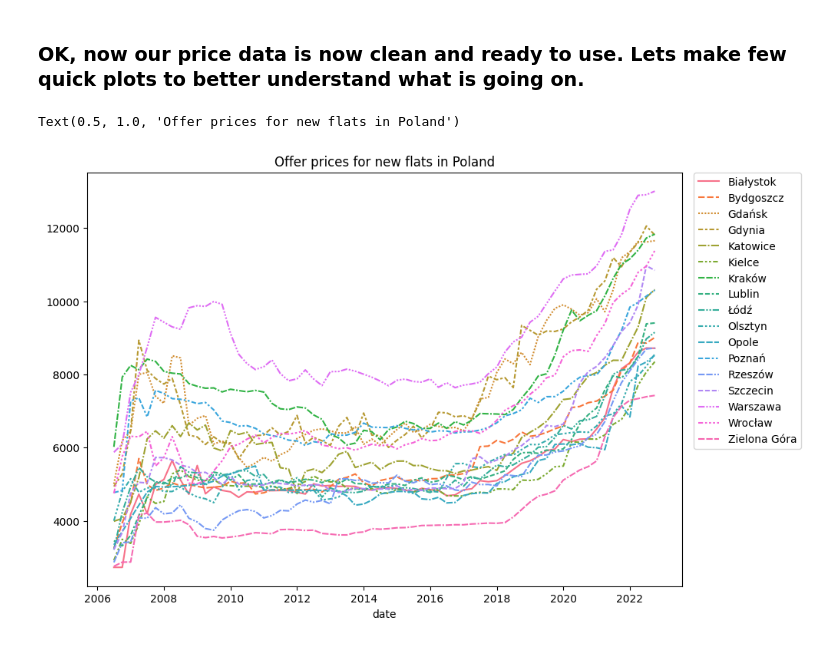
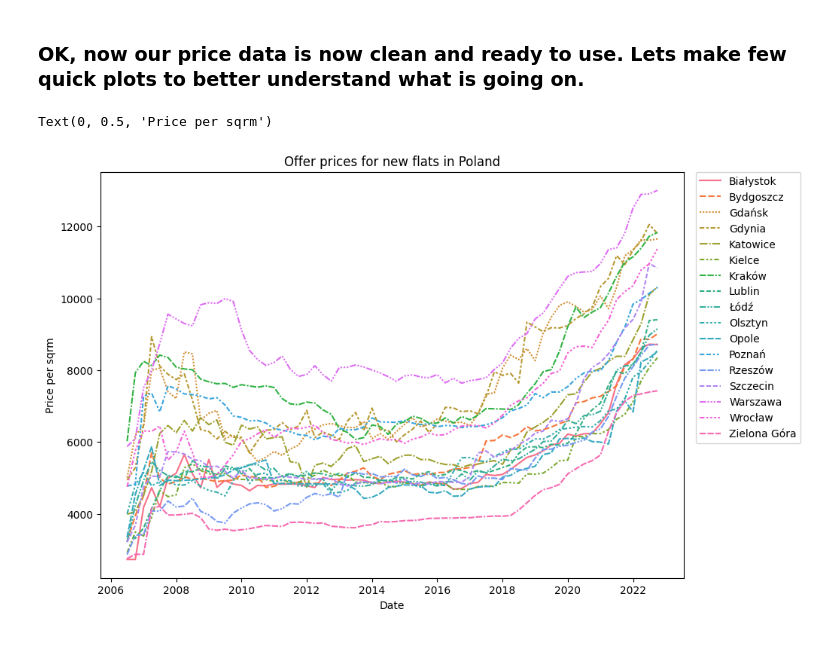
Before and after one commit to tomczykart/housing-market-prediction, a Jupyter notebook: notebooks/housing_prices.ipynb, the cells around one changed output. Saved outputs shown, nothing was run; the diff lists cells and outputs as text; code cells hidden in the pictures.

```diff
--- a/notebooks/housing_prices.ipynb
+++ b/notebooks/housing_prices.ipynb
@@ -135,0 +163,9 @@ df = df.set_index('date')
+# %%
+
+#select all columns other than opole for mean calculation
+mean = df[df.isnull().any(axis=1)].loc[:,df.columns != 'Opole'].mean(axis=1)
+#overwrite the Nan values with mean
+df.loc[df.isnull().any(axis=1), 'Opole'] = mean.values
+
+#check for Nan again
+df.isnull().sum()
@@ -138,12 +193,14 @@ df = df.set_index('date')
 # %%
 import seaborn as sns
 import matplotlib.pyplot as plt
 
 fig, ax = plt.subplots(1, 1, figsize=(10,7))
 cities = df.columns.values.tolist()[:-1]
 sns.lineplot(df, ax=ax)
 plt.legend(bbox_to_anchor=(1.02, 1), loc='upper left', borderaxespad=0)
 plt.title('Offer prices for new flats in Poland')
+plt.xlabel('Date')
+plt.ylabel('Price per sqrm')
 # %% [output]
-Text(0.5, 1.0, 'Offer prices for new flats in Poland')
+Text(0, 0.5, 'Price per sqrm')
-[figure, old version]
+[figure, new version]
```
Also changed, not shown: parts of 20 cells of this notebook.
